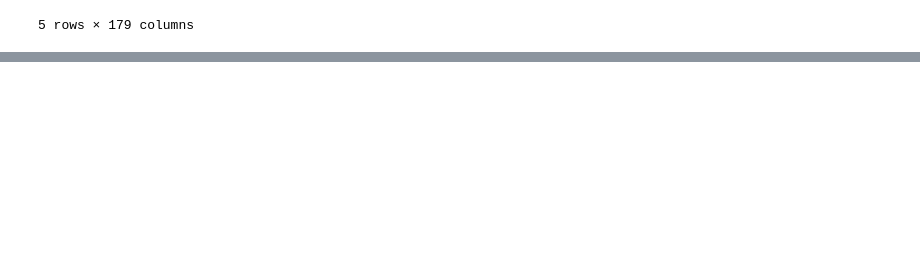
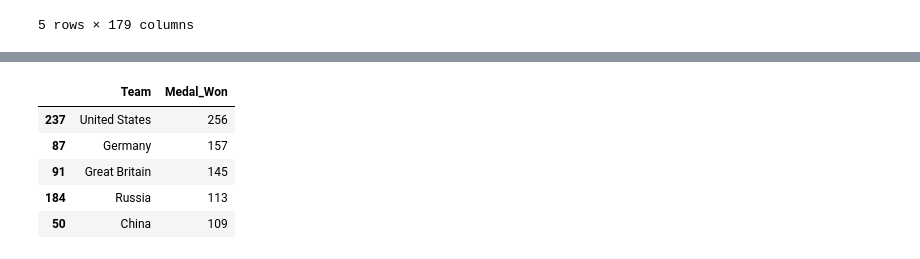
Before and after one commit to ErickaBermudez/ds-olympics, a Jupyter notebook: final.ipynb, the cells around one changed output, grey strips where cells are left out. Saved outputs shown, nothing was run; the diff lists cells and outputs as text; code cells hidden in the pictures; blank space fills up the shorter version.

```diff
--- a/final.ipynb
+++ b/final.ipynb
@@ -385,0 +413,12 @@ display(df_athletes.head(),df_countries.head())
+# %%
+medalC = aux2.groupby(['Team'])['Medal_Won'].agg('sum').reset_index()
+medal_count = medalC.sort_values('Medal_Won',ascending = False)
+#medal_count_per_country = medal_count_per_country.iloc[:136,:]
+medal_count.head()
+# %% [output]
+|  | Team | Medal_Won |
+| 237 | United States | 256 |
+| 87 | Germany | 157 |
+| 91 | Great Britain | 145 |
+| 184 | Russia | 113 |
+| 50 | China | 109 |
```
Also changed, not shown: parts of 10 cells of this notebook.
